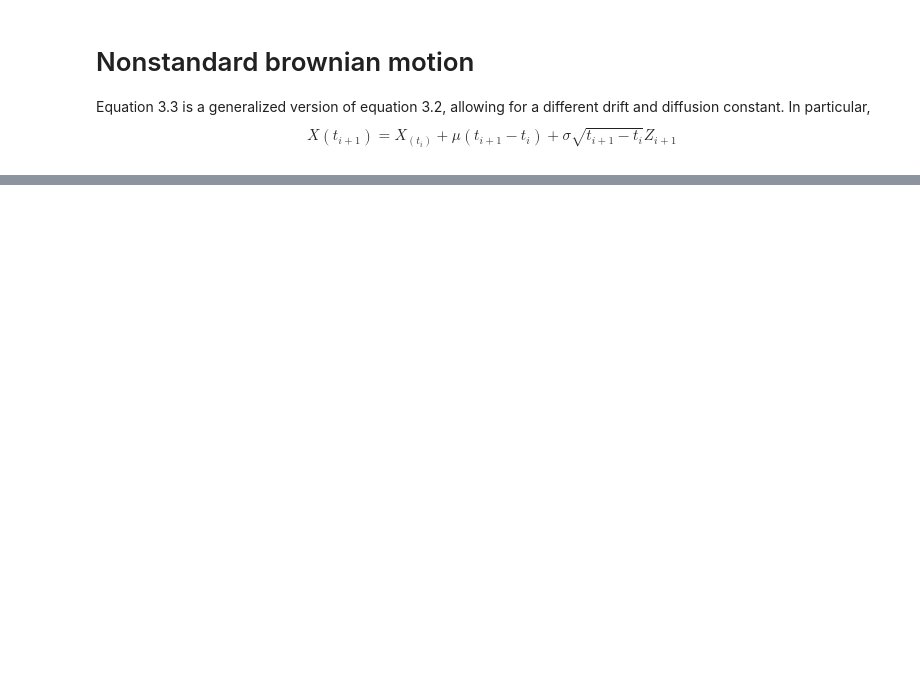
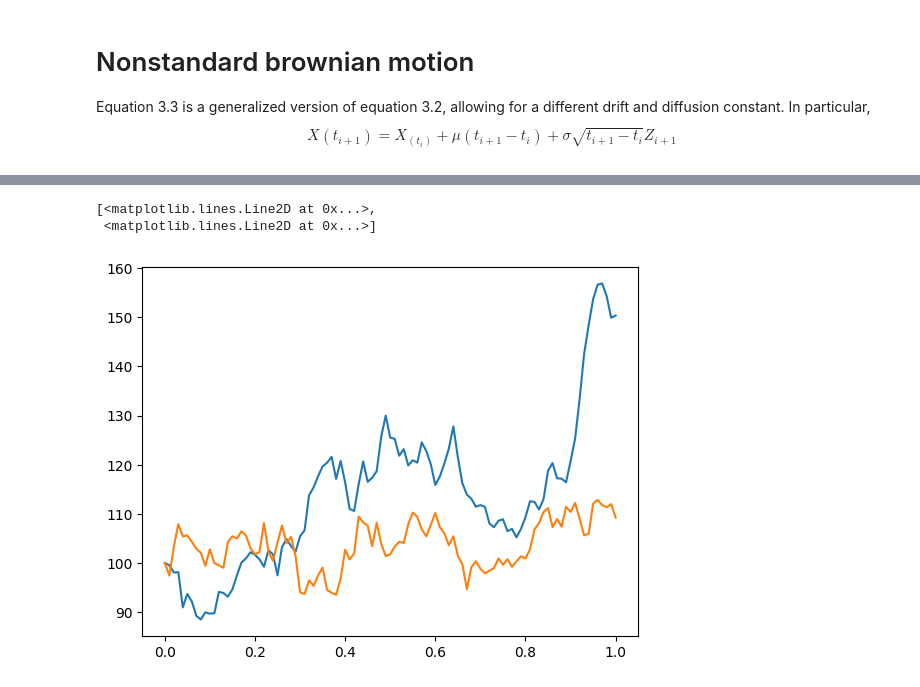
Before and after one commit to Squirrelcoding/quant, a Jupyter notebook: bm.ipynb, the cells around one changed output, grey strips where cells are left out. Saved outputs shown, nothing was run; the diff lists cells and outputs as text; code cells hidden in the pictures; blank space fills up the shorter version.

```diff
--- a/bm.ipynb
+++ b/bm.ipynb
@@ -88,0 +96,26 @@ final_values.describe()
+# %%
+paths = 2
+steps = 100
+s0 = 100.0
+
+# stolen from tutorial
+dt = 1 / steps
+
+St = np.exp(
+    (mu - 0.5 * sigma**2) * dt
+    + sigma * np.random.normal(0, np.sqrt(dt), size=(paths, steps)).T
+)
+
+St = np.vstack([np.ones(paths), St])
+
+St = s0 * St.cumprod(axis=0)
+# %%
+time = np.linspace(0, 1, steps+1)
+
+tt = np.full(shape=(paths, steps+1), fill_value=time).T
+
+plt.plot(tt, St)
+# %% [output]
+[<matplotlib.lines.Line2D at 0x...>,
+ <matplotlib.lines.Line2D at 0x...>]
+[figure, added]
```
Also changed, not shown: parts of 6 cells of this notebook, 5 other files.
